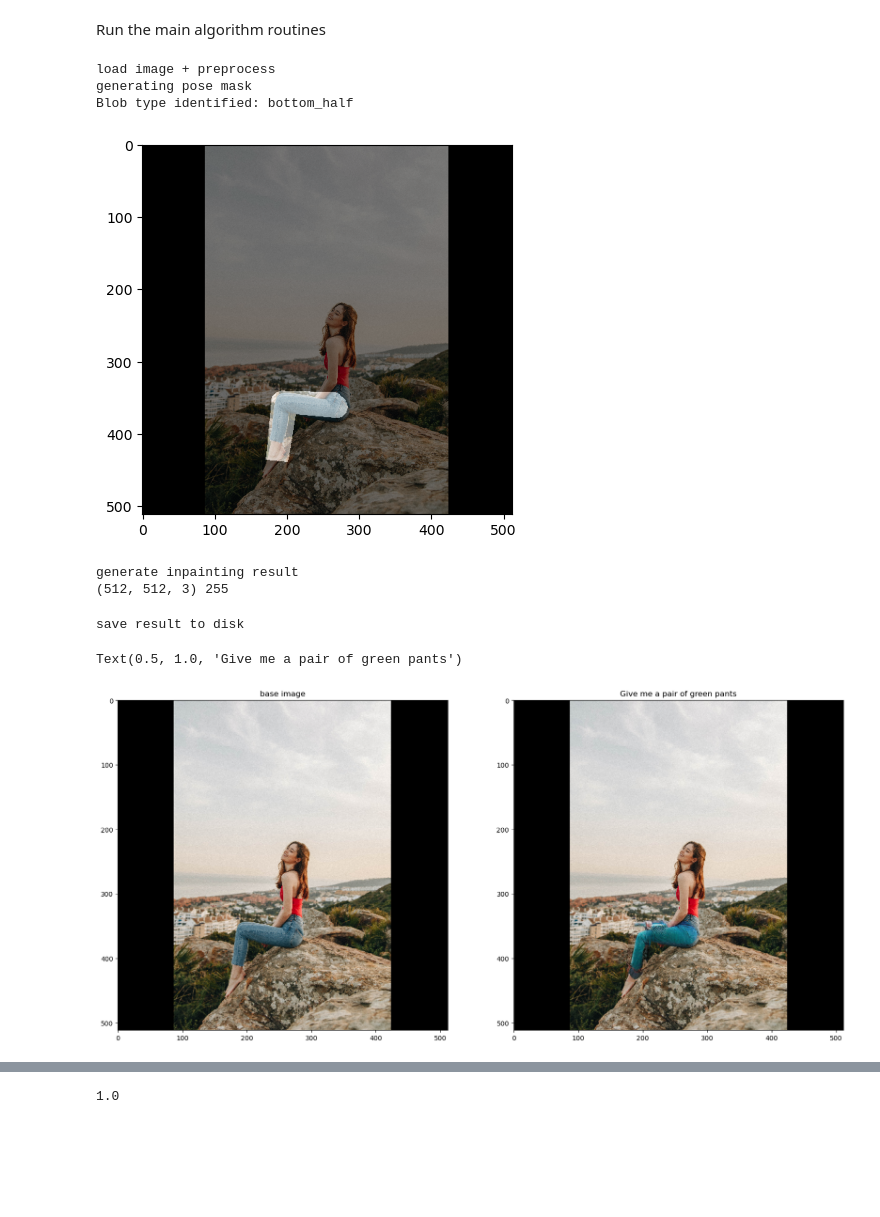
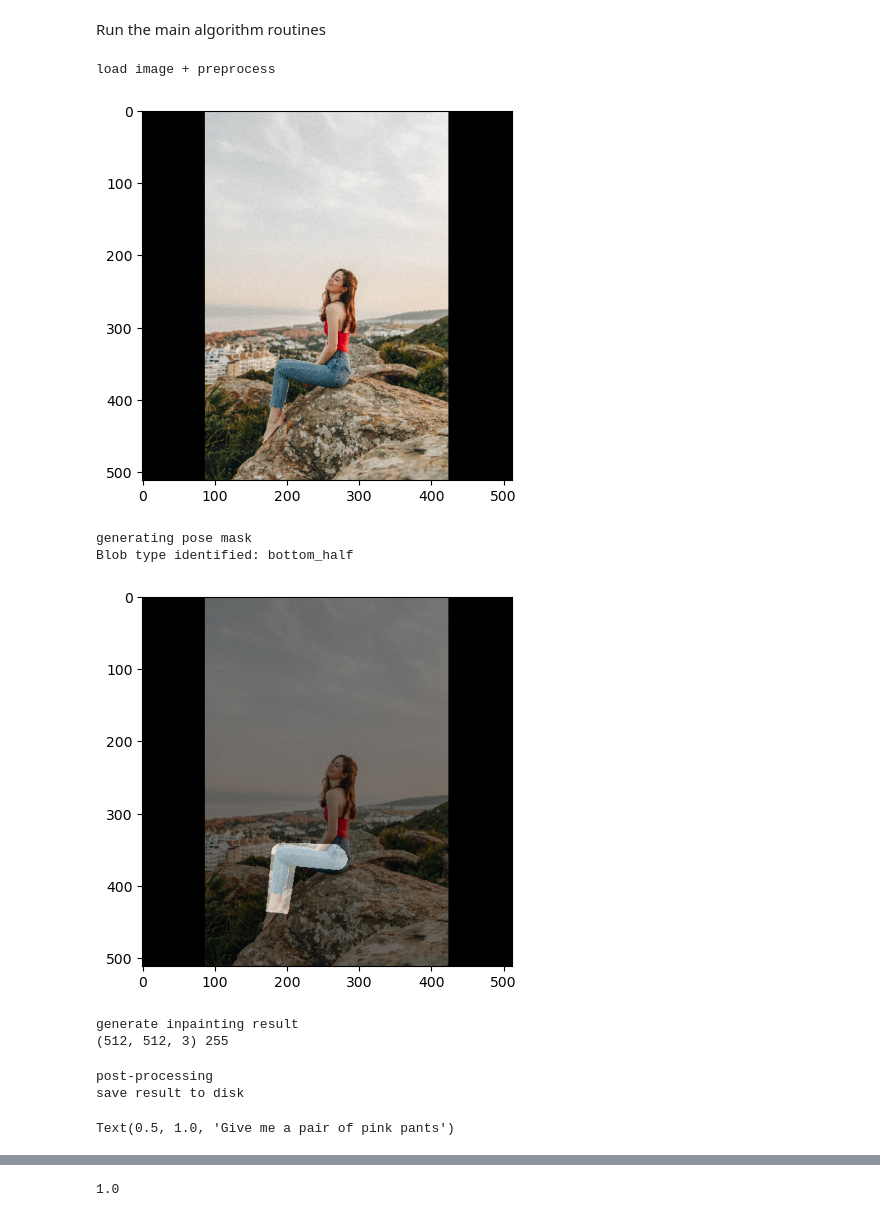
Before and after one commit to kevm314/prompted-inpainting-backend, a Jupyter notebook: app/algorithms/prompted_figure_inpainting/runner_notebook.ipynb, the cells around one changed output, grey strips where cells are left out. Drawn from its saved outputs; the diff is of its cells as text; code cells hidden in the pictures; blank space fills up the shorter version.

Commit message:
Move image postprocessing into separate function

```diff
--- a/app/algorithms/prompted_figure_inpainting/runner_notebook.ipynb
+++ b/app/algorithms/prompted_figure_inpainting/runner_notebook.ipynb
@@ -11,7 +11,7 @@ diffusion_model = model.Model("C:/Users/kevmo/Documents/ai_prototyping/auth.json
 Loading model
 # %%
 # Give me a ...
-prompt = "a pair of green pants"
+prompt = "a pair of pink pants"
 #path_prefix = "C:/Users/kevmo/Documents/ai_prototyping/text2img"
 #IMAGE_PATH = f'{path_prefix}/sample_images/side_poser.png'
 #IMAGE_PATH = f'{path_prefix}/sample_images/brandon-atchison-eexdeq3NleQ-unsplash.jpg'
@@ -26,41 +26,49 @@ IMAGE_PATH = "C:/Users/kevmo/Downloads/sonnie-hiles-gG70fyu3qsg-unsplash.jpg"
 Run the main algorithm routines
 # %%
 print("load image + preprocess")
-primary_image_arr = preprocessor.process_input(IMAGE_PATH)
+primary_image_arr = preprocessor.process_input(image_path=IMAGE_PATH)
 primary_image_arr = preprocessor.preprocessing(primary_image_arr)
-#plt.imshow(cv2.cvtColor(primary_image_arr, cv2.COLOR_BGR2RGB))
-#plt.show()
+plt.imshow(primary_image_arr)
+plt.show()
 
 print("generating pose mask")
 mask_image_arr, blob_type = pose_mask_generation.translate_prompt_to_body_blob(primary_image_arr, prompt)
 print("Blob type identified:", blob_type)
 plt.figure()
-plt.imshow(cv2.cvtColor(primary_image_arr, cv2.COLOR_BGR2RGB))
+plt.imshow(primary_image_arr)
 plt.imshow(mask_image_arr, cmap='jet', alpha=0.5)
 plt.show()
 
 print("generate inpainting result")
-base_input_image = Image.fromarray(cv2.cvtColor(primary_image_arr, cv2.COLOR_BGR2RGB))
+base_input_image = Image.fromarray(primary_image_arr)
 print(mask_image_arr.shape, mask_image_arr.max())
-mask_input_image = Image.fromarray(cv2.cvtColor(mask_image_arr, cv2.COLOR_BGR2RGB))
+mask_input_image = Image.fromarray(mask_image_arr)
 output_image: Image = diffusion_model.infer(prompt=prompt, base_image=base_input_image, mask_image=mask_input_image)
+
+print("post-processing")
+output_image = preprocessor.restore_mask(
+        output_image,
+        np.asarray(base_input_image),
+        np.asarray(mask_input_image)
+)
 
 print("save result to disk")
 output_image.save("./inpainted_sample.png")
 mask_input_image.save("./inpainted_sample_mask.png")
 
 fig, ax = plt.subplots(1,2, figsize=(20,12))
-ax[0].imshow(cv2.cvtColor(primary_image_arr, cv2.COLOR_BGR2RGB))
+ax[0].imshow(primary_image_arr)
 ax[0].set_title("base image")
 ax[1].imshow(output_image)
 ax[1].set_title("Give me " + prompt)
 # %% [output]
 load image + preprocess
-generating pose mask
-Blob type identified: bottom_half
-[figure, old version]
+[figure, new version]
-generate inpainting result
-(512, 512, 3) 255
+generating pose mask
+Blob type identified: bottom_half
+[figure, new version]
-save result to disk
+generate inpainting result
+(512, 512, 3) 255
-Text(0.5, 1.0, 'Give me a pair of green pants')
+post-processing
+save result to disk
-[figure, old version]
+Text(0.5, 1.0, 'Give me a pair of pink pants')
```
Also changed, not shown: parts of 3 cells of this notebook, 3 other files.
